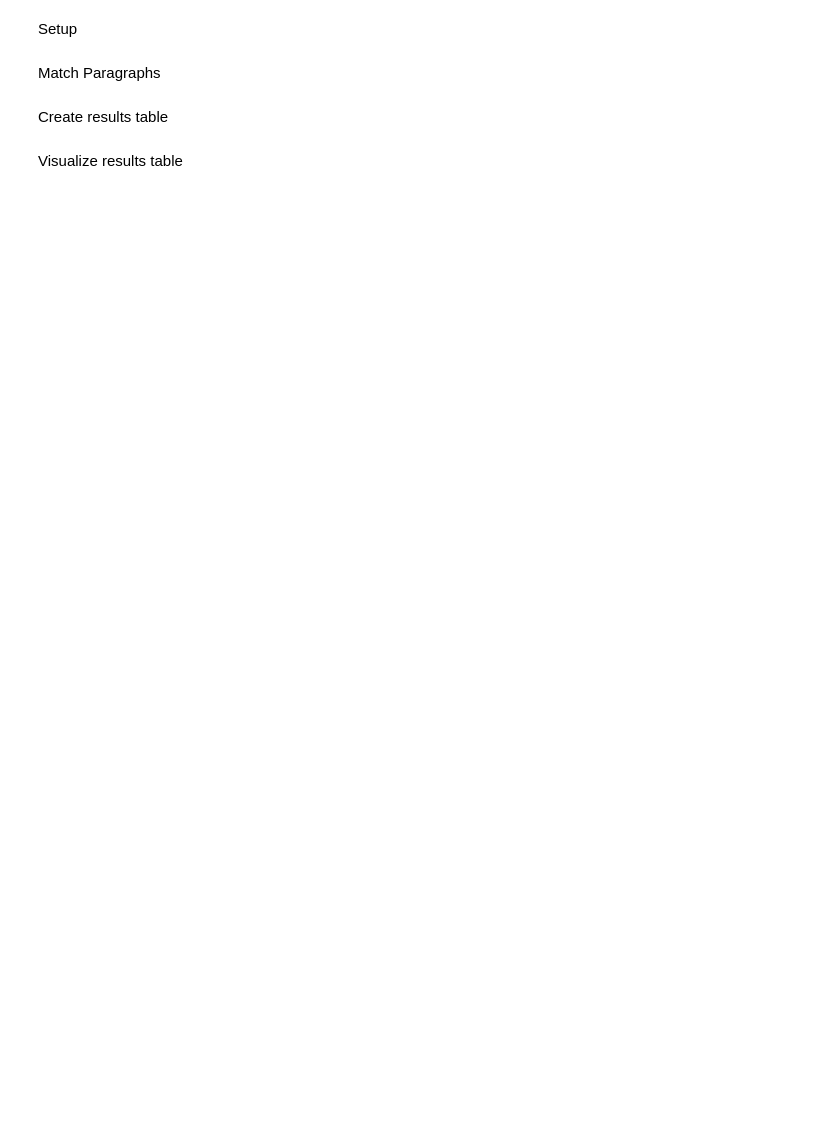
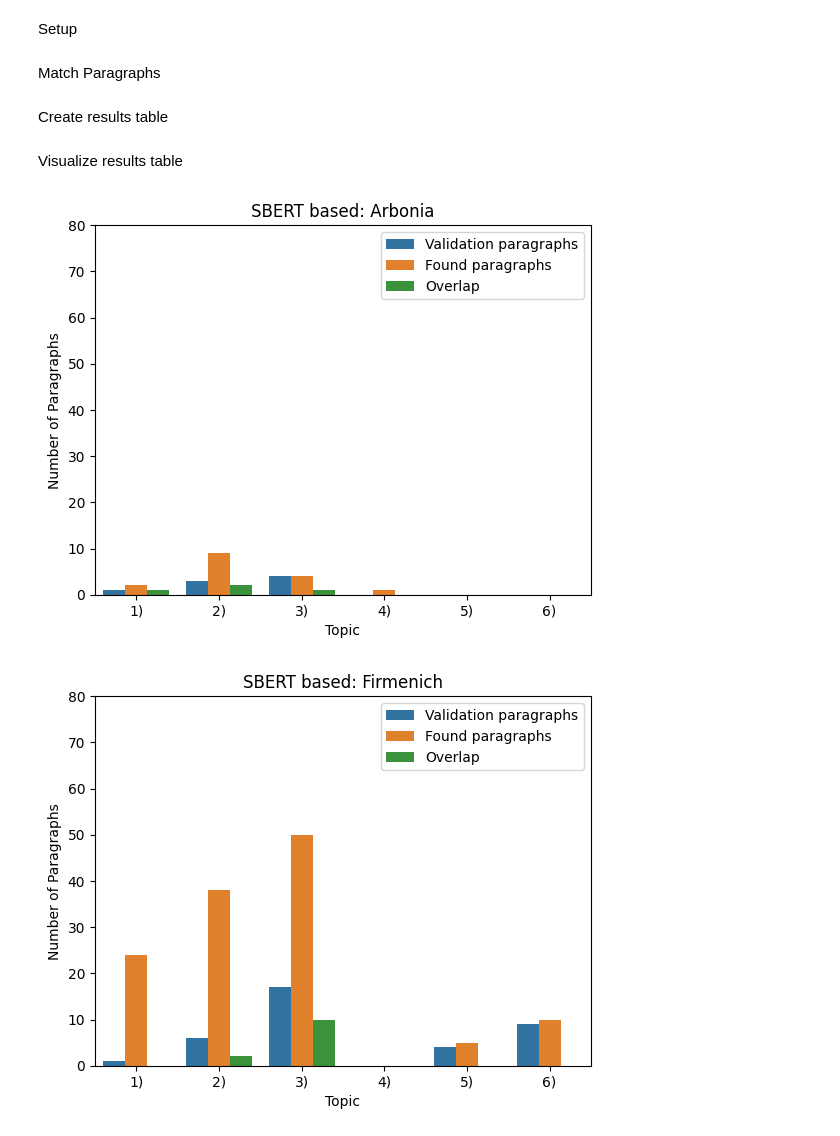
Before and after one commit to planet-10/sentence-tranformer-based-text-classifier, a Jupyter notebook: 06_evaluation.ipynb, the cells around one changed output. Saved outputs shown, nothing was run; the diff lists cells and outputs as text; code cells hidden in the pictures; blank space fills up the shorter version.

```diff
--- a/06_evaluation.ipynb
+++ b/06_evaluation.ipynb
@@ -7,11 +7,11 @@ import pandas as pd
 import matplotlib.pyplot as plt
 import seaborn as sns
 # %%
-approach = 'Baseline'
-#approach = 'SBERT based'
+# approach = 'Baseline'
+approach = 'SBERT based'
 
-result_file = '00_data/keyword_search_results/pdfminer_found_sentences.json'
-#result_file = '00_data/encoding_based_similarity_analysis_results/pdfminer_found_sentences_th=0.65_sample=1.json'
+# result_file = '00_data/keyword_search_results/pdfminer_found_sentences.json'
+result_file = '00_data/encoding_based_similarity_analysis_results/pdfminer_found_sentences_th=0.65_sample=1.json'
 validation_file = '00_data/validation_data/pdfminer_matched_sentences.json'
 
 with open(result_file, encoding="utf-8") as f:
@@ -59,6 +59,9 @@ for company, value in rel_par.items():
         overlap_results.append(res_row)
 
 df_overlap = pd.DataFrame(overlap_results, columns=['Company', 'Topic', 'Validation paragraphs', 'Found paragraphs', 'Overlap'])
+df_overlap['precision'] = df_overlap['Overlap'] / df_overlap['Found paragraphs']
+df_overlap['recall'] = df_overlap['Overlap'] / df_overlap['Validation paragraphs']
+df_overlap['f1'] = 2*(df_overlap['precision'] * df_overlap['recall']) / (df_overlap['precision'] + df_overlap['recall'])
 # %%
 excerpt = []
 
@@ -133,14 +136,18 @@ Visualize results table
 # %%
 df_vis = df_overlap.copy()
 
 df_vis['Topic'] = df_vis['Topic'].str.slice(0,2)
 df_vis = pd.melt(df_vis, id_vars=['Company', 'Topic'], value_vars=['Validation paragraphs', 'Found paragraphs', 'Overlap'])
 
 df_vis.columns = ['Company', 'Topic', 'group', 'Number of Paragraphs']
 
 for company in df_vis['Company'].unique():
     df_tmp = df_vis[df_vis['Company'] == company]
     fig = sns.barplot(data=df_tmp, x='Topic', y='Number of Paragraphs', hue='group')
+    fig.set_ylim(0, 80)
     fig.set(title=approach + ': ' + company)
     fig.legend_.set_title(None)
     plt.show()
+# %% [output]
+[figure, added]
+[figure, added]
```
Also changed, not shown: parts of 2 cells of this notebook, 6 other files.
